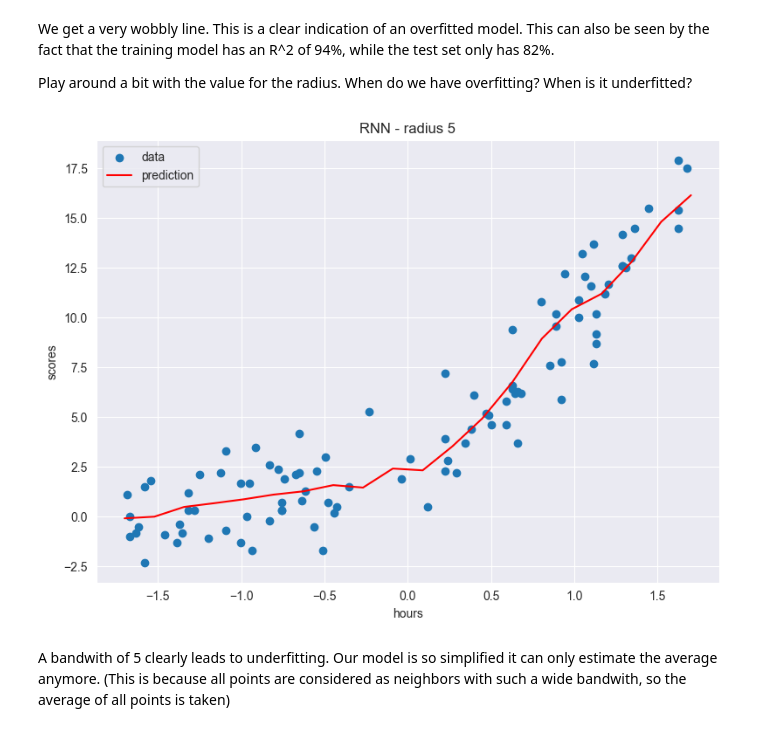
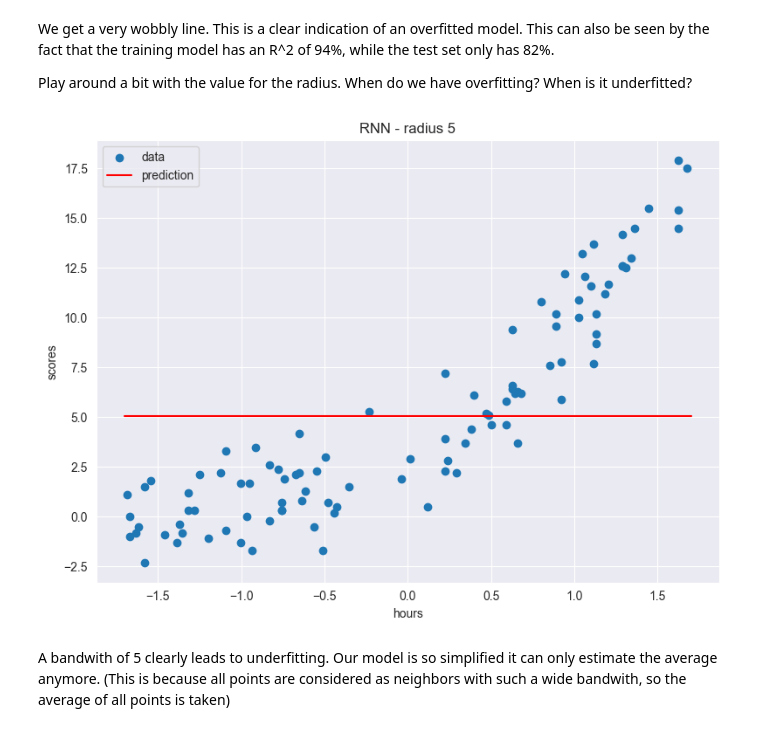
Before and after one commit to TeoDeconinck/AppliedArtificialIntelligence, a Jupyter notebook: src/modules/ML/1.SupervisedLearning_Regression/Supervised_llinear_regression/les3_demo_labo/Class3_demo_knn_penalisation.ipynb, the cells around one changed output. Saved outputs shown, nothing was run; the diff lists cells and outputs as text; code cells hidden in the pictures.

```diff
--- a/src/modules/ML/1.SupervisedLearning_Regression/Supervised_llinear_regression/les3_demo_labo/Class3_demo_knn_penalisation.ipynb
+++ b/src/modules/ML/1.SupervisedLearning_Regression/Supervised_llinear_regression/les3_demo_labo/Class3_demo_knn_penalisation.ipynb
@@ -77,26 +77,26 @@ We get a very wobbly line. This is a clear indication of an overfitted model. Th
 
 Play around a bit with the value for the radius. When do we have overfitting? When is it underfitted?
 # %%
-Rnn = RadiusNeighborsRegressor(radius=0.3)
+Rnn = RadiusNeighborsRegressor(radius=5)
 Rnn.fit(X_train_stand, y_train)
 
 # makin predictions for full range of values
 range_stand = np.linspace(-1.7,1.7,20)
 predictions_plot = [Rnn.predict([[x]]) for x in range_stand]
 
 # plot
 fig, ax = plt.subplots(figsize=(8, 6))
 plt.scatter(X_stand, df.scores, label='data')
 plt.plot(range_stand, predictions_plot, c='r', label='prediction')
 plt.axis('tight')
 plt.legend();
 plt.title("RNN - radius 5")
 ax.set_xlabel("hours");
 ax.set_ylabel("scores");
 plt.tight_layout()
 plt.show()
 # %% [output]
-[figure, old version]
+[figure, new version]
 # %% [markdown]
 A bandwith of 5 clearly leads to underfitting. Our model is so simplified it can only estimate the average anymore. (This is because all points are considered as neighbors with such a wide bandwith, so the average of all points is taken)
 # %%
```
Also changed, not shown: parts of 13 cells of this notebook, 1 other file.
